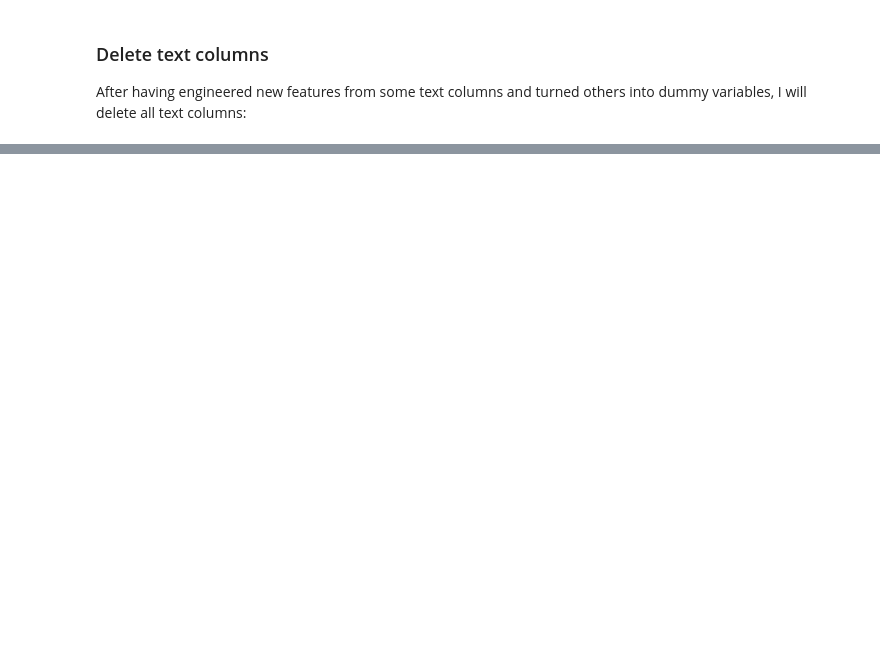
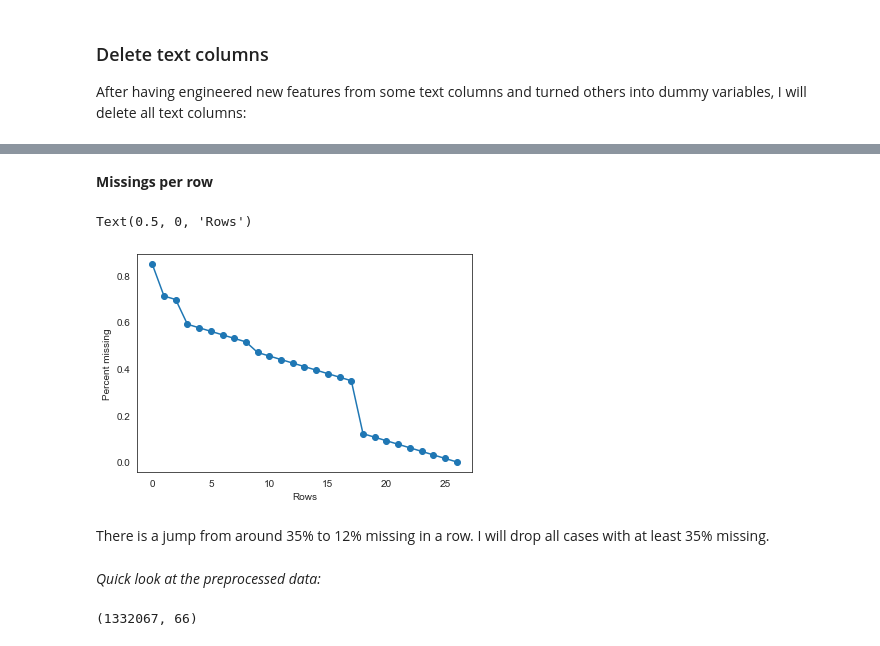
Before and after one commit to matthiasluthi/Predicting-Loan-Risk, a Jupyter notebook: PredictingLoanRisk.ipynb, the cells around one changed output, grey strips where cells are left out. Saved outputs shown, nothing was run; the diff lists cells and outputs as text; code cells hidden in the pictures; blank space fills up the shorter version.

```diff
--- a/PredictingLoanRisk.ipynb
+++ b/PredictingLoanRisk.ipynb
@@ -209,0 +254,15 @@ df_norm = (df-df.min()) / (df.max()-df.min())
+# %%
+df_nomiss = df_dummies.dropna(axis=1, thresh=df_dummies.shape[0]*.50)
+# %% [markdown]
+**Missings per row**
+# %%
+missings_row = df_nomiss.isnull().sum(axis=1).unique().tolist()
+#Get the percentage of missing values per column
+plt.plot([s/df_nomiss.shape[1] for s in sorted(missings_row, reverse=True)], marker="o")
+plt.ylabel("Percent missing")
+plt.xlabel("Rows")
+# %% [output]
+Text(0.5, 0, 'Rows')
+[figure, added]
+# %% [markdown]
+There is a jump from around 35% to 12% missing in a row. I will drop all cases with at least 35% missing.
@@ -209,0 +271,6 @@ df_norm = (df-df.min()) / (df.max()-df.min())
+# %% [markdown]
+*Quick look at the preprocessed data:*
+# %%
+df_nomiss.shape
+# %% [output]
+(1332067, 66)
```
Also changed, not shown: parts of 81 cells of this notebook.
